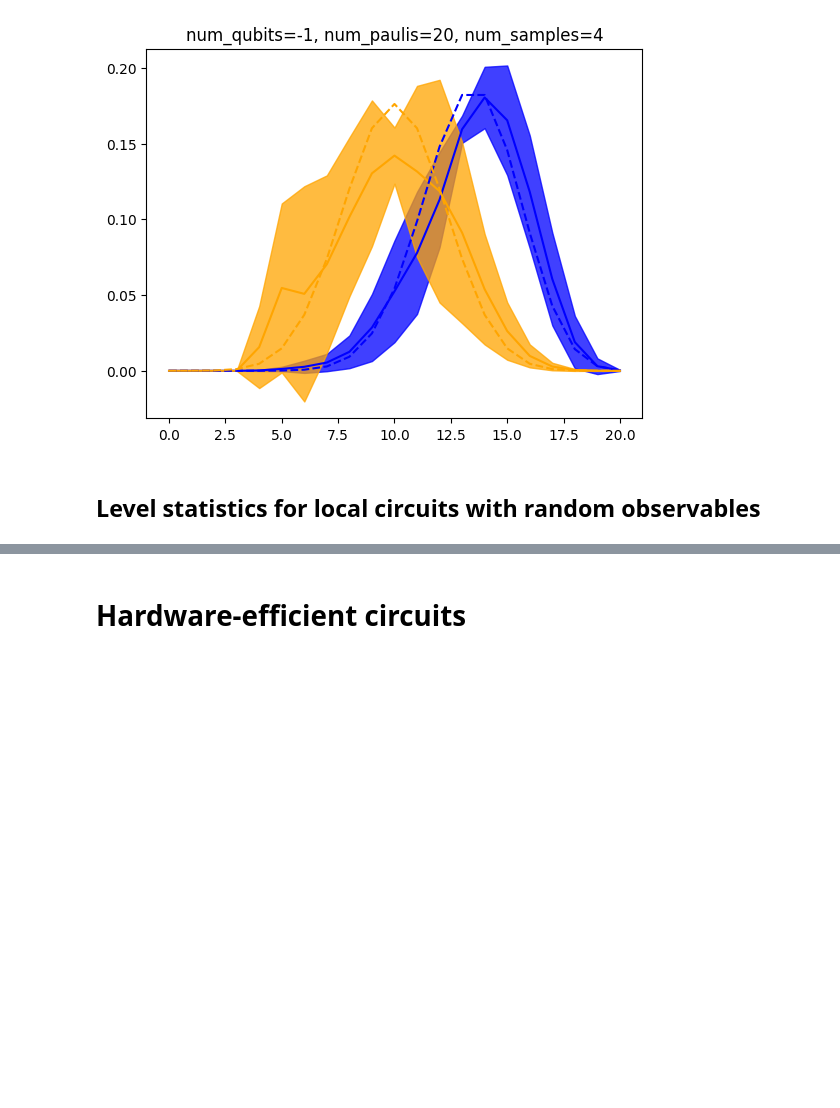
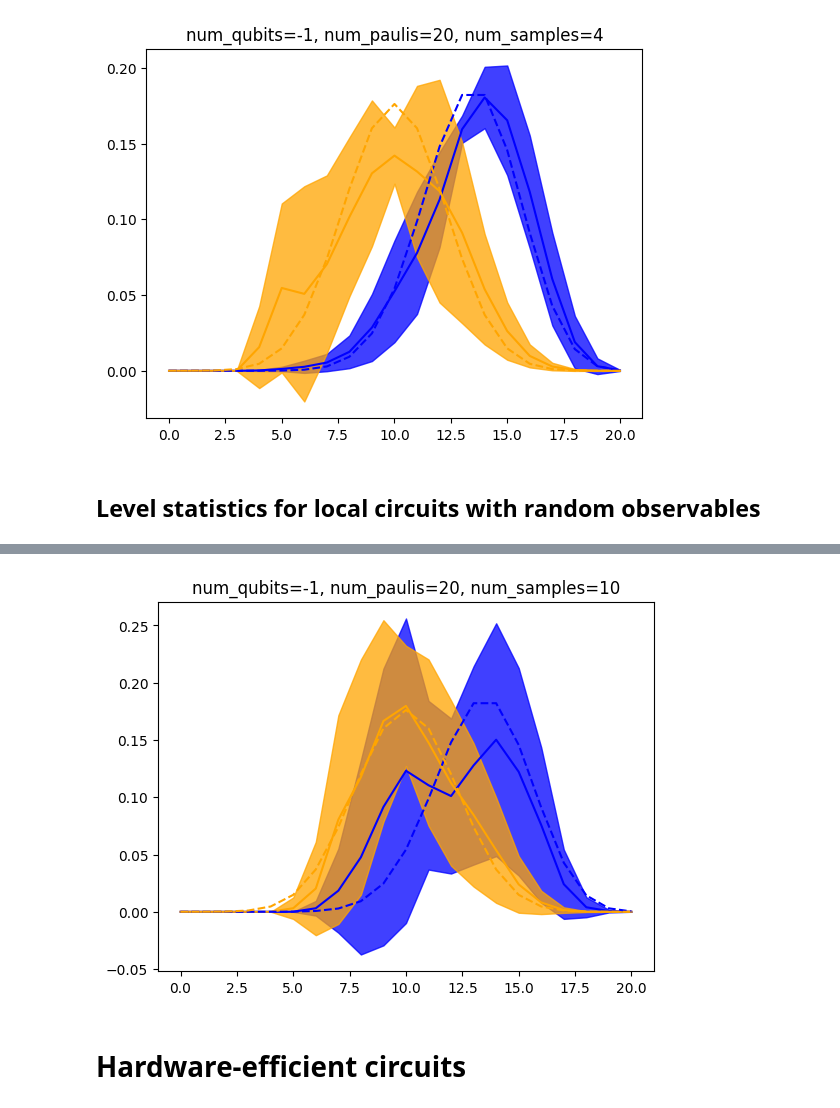
Before and after one commit to idnm/FourierVQA, a Jupyter notebook: experiments.ipynb, the cells around one changed output, grey strips where cells are left out. Drawn from its saved outputs; the diff is of its cells as text; code cells hidden in the pictures; blank space fills up the shorter version.

```diff
--- a/experiments.ipynb
+++ b/experiments.ipynb
@@ -104,3 +126,8 @@ plot_node_stats(all_node_samples, plot_random=True)
+# %%
+all_node_samples = np.array([fourier_computation.node_stats() for fourier_computation in fourier_computations])
+plot_node_stats(all_node_samples, plot_random=True)
+# %% [output]
+[figure, added]
 # %% [markdown]
 # Hardware-efficient circuits
 # %%
```
Also changed, not shown: parts of 15 cells of this notebook, 3 other files.
